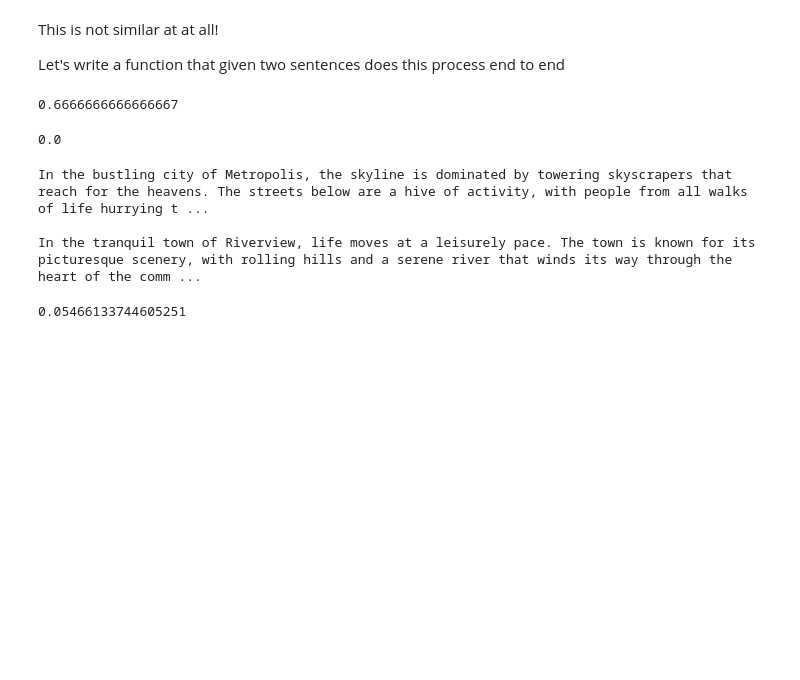
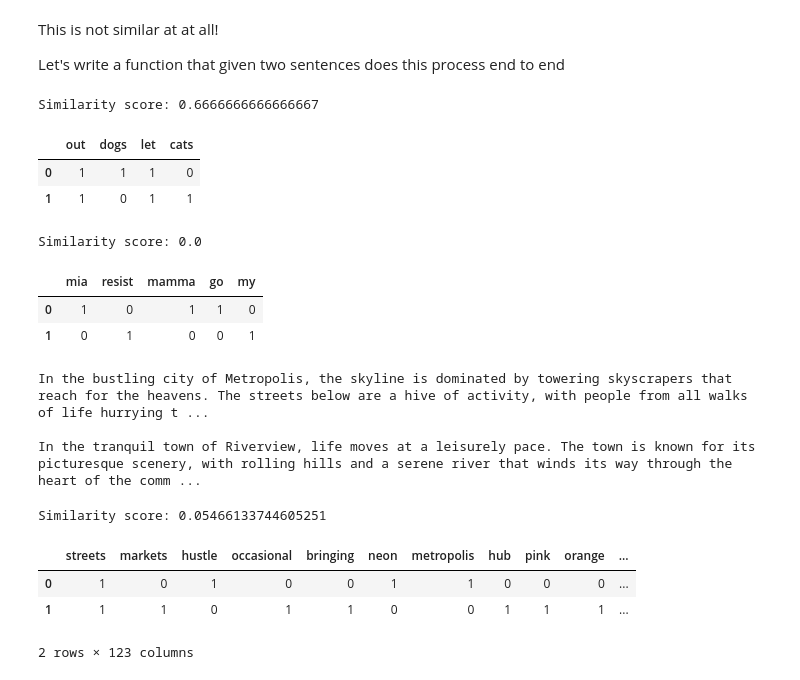
Before and after one commit to parthasarathydNU/gen-ai-coursework, a Jupyter notebook: sentence-similarity/notebooks/sentence-similarity.ipynb, the cells around one changed output. Saved outputs shown, nothing was run; the diff lists cells and outputs as text; code cells hidden in the pictures; blank space fills up the shorter version.

Commit message:
Wrapped up basic sentence embedding techniques

```diff
--- a/sentence-similarity/notebooks/sentence-similarity.ipynb
+++ b/sentence-similarity/notebooks/sentence-similarity.ipynb
@@ -255,7 +255,7 @@ This is not similar at at all!
 
 Let's write a function that given two sentences does this process end to end
 # %%
-def findSimilarityCosine(sentence1, sentence2):
+def findSimilarityBagOfWords(sentence1, sentence2):
     # combining sentences to an array
     sentences = [sentence1, sentence2]
     stop_removed = []
@@ -279,16 +279,22 @@ def findSimilarityCosine(sentence1, sentence2):
 
     # Create a DataFrame
     df = pd.DataFrame(frequency_matrix, columns=list(unique_words))
-
-    return consine(df.loc[0], df.loc[1])
+    print(f"Similarity score: {consine(df.loc[0], df.loc[1])}")
+    return df
 # %%
-findSimilarityCosine("Who let the dogs out!", "Who let the cats out!")
+findSimilarityBagOfWords("Who let the dogs out!", "Who let the cats out!")
 # %% [output]
-0.6666666666666667
+Similarity score: 0.6666666666666667
+|  | out | dogs | let | cats |
+| 0 | 1 | 1 | 1 | 0 |
+| 1 | 1 | 0 | 1 | 1 |
 # %%
-findSimilarityCosine("Mamma mia , here we go again ", "My my! how can I resist you ?")
+findSimilarityBagOfWords("Mamma mia , here we go again ", "My my! how can I resist you ?")
 # %% [output]
-0.0
+Similarity score: 0.0
+|  | mia | resist | mamma | go | my |
+| 0 | 1 | 0 | 1 | 1 | 0 |
+| 1 | 0 | 1 | 0 | 0 | 1 |
 # %%
 paragraph1 = "In the bustling city of Metropolis, the skyline is dominated by towering skyscrapers that reach for the heavens. The streets below are a hive of activity, with people from all walks of life hurrying to and fro. The air is filled with the sounds of honking cars, distant sirens, and the constant chatter of passersby. Amidst the urban chaos, pockets of tranquility can be found in the form of small parks and green spaces, offering a brief respite from the hustle and bustle. At night, the city transforms into a sea of lights, with neon signs and street lamps illuminating the dark, creating a vibrant and lively atmosphere that never seems to sleep."
 paragraph2 = "In the tranquil town of Riverview, life moves at a leisurely pace. The town is known for its picturesque scenery, with rolling hills and a serene river that winds its way through the heart of the community. The streets are lined with charming houses, each with well-tended gardens bursting with colorful flowers. The sound of birds singing fills the air, and the occasional laughter of children playing can be heard in the distance. Riverview's town square is a hub of local activity, where residents gather for farmers' markets, craft fairs, and community events. As the sun sets, the town is bathed in a golden glow, and the sky is painted with hues of pink and orange, bringing a peaceful end to another day in this idyllic setting."
@@ -301,6 +307,10 @@ In the bustling city of Metropolis, the skyline is dominated by towering skyscra
 
 In the tranquil town of Riverview, life moves at a leisurely pace. The town is known for its picturesque scenery, with rolling hills and a serene river that winds its way through the heart of the comm ...
 # %%
-findSimilarityCosine(paragraph1, paragraph2)
+findSimilarityBagOfWords(paragraph1, paragraph2)
 # %% [output]
-0.05466133744605251
+Similarity score: 0.05466133744605251
+|  | streets | markets | hustle | occasional | bringing | neon | metropolis | hub | pink | orange | ... |
+| 0 | 1 | 0 | 1 | 0 | 0 | 1 | 1 | 0 | 0 | 0 | ... |
+| 1 | 1 | 1 | 0 | 1 | 1 | 0 | 0 | 1 | 1 | 1 | ... |
+2 rows × 123 columns
```
Also changed, not shown: parts of 17 cells of this notebook.
